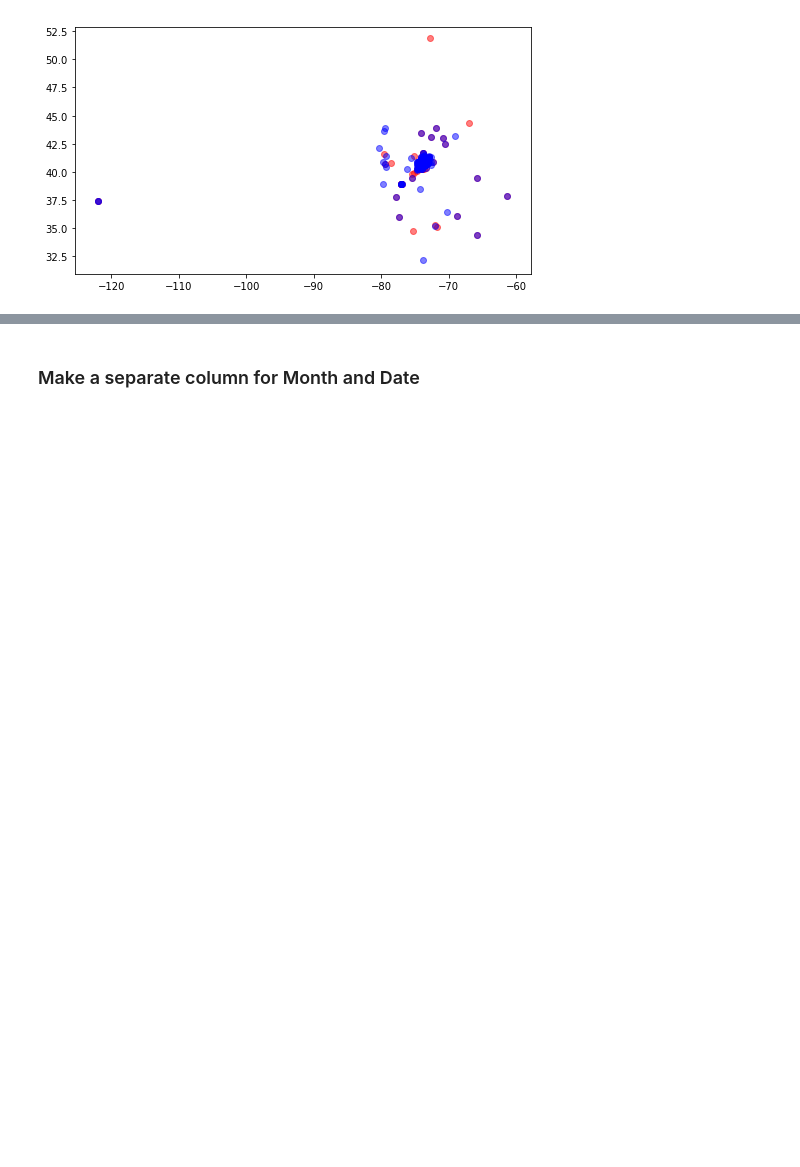
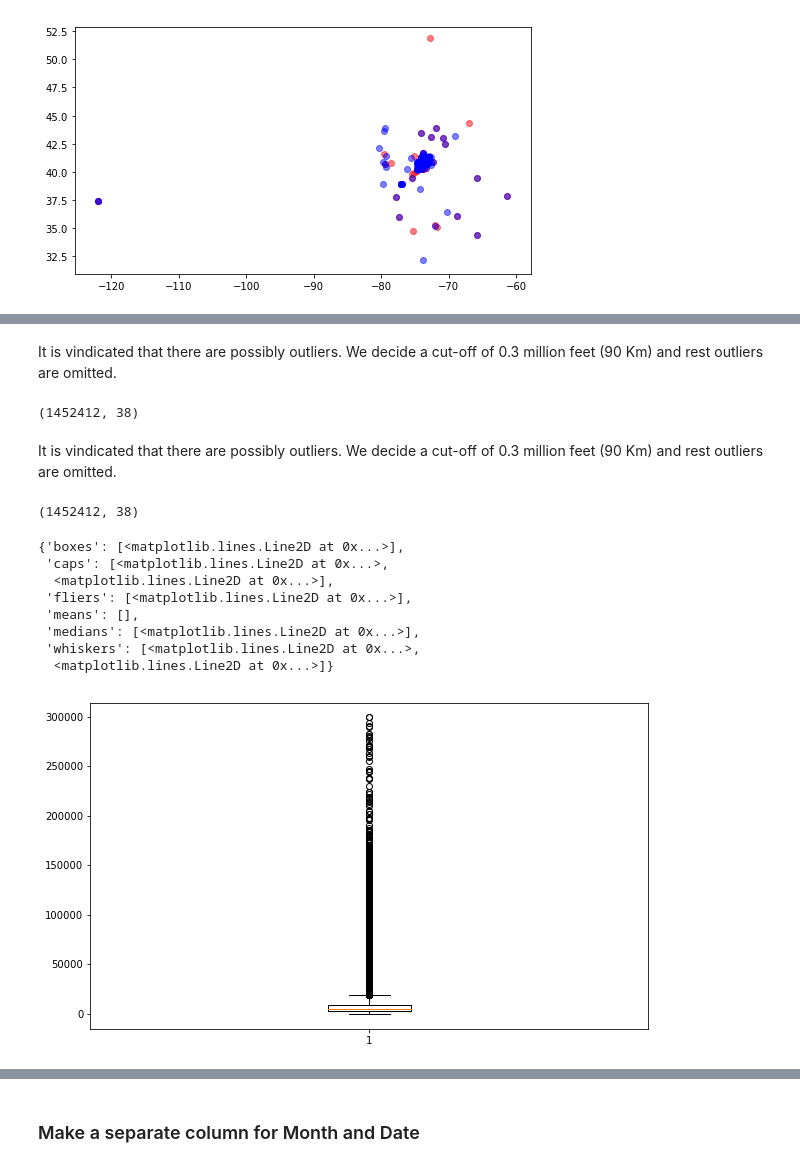
Before and after one commit to jadoonengr/Kaggle-Taxi-NYC, a Jupyter notebook: NYX_Taxi.ipynb, the cells around one changed output, grey strips where cells are left out. Drawn from its saved outputs; the diff is of its cells as text; code cells hidden in the pictures; blank space fills up the shorter version.

```diff
--- a/NYX_Taxi.ipynb
+++ b/NYX_Taxi.ipynb
@@ -279,0 +326,25 @@ It is vindicated by the duration data that there are possibly outliers.
+# %% [markdown]
+It is vindicated that there are possibly outliers. We decide a cut-off of 0.3 million feet (90 Km) and rest outliers are omitted.
+# %%
+combined1 = combined[(combined.total_distance < 300000) & (combined.total_distance > 0)]
+combined1.shape
+# %% [output]
+(1452412, 38)
+# %% [markdown]
+It is vindicated that there are possibly outliers. We decide a cut-off of 0.3 million feet (90 Km) and rest outliers are omitted.
+# %%
+combined1.shape
+# %% [output]
+(1452412, 38)
+# %%
+plt.boxplot(x=combined1['total_distance'], vert=True)
+# %% [output]
+{'boxes': [<matplotlib.lines.Line2D at 0x...>],
+ 'caps': [<matplotlib.lines.Line2D at 0x...>,
+  <matplotlib.lines.Line2D at 0x...>],
+ 'fliers': [<matplotlib.lines.Line2D at 0x...>],
+ 'means': [],
+ 'medians': [<matplotlib.lines.Line2D at 0x...>],
+ 'whiskers': [<matplotlib.lines.Line2D at 0x...>,
+  <matplotlib.lines.Line2D at 0x...>]}
+[figure, added]
```
Also changed, not shown: parts of 25 cells of this notebook.
